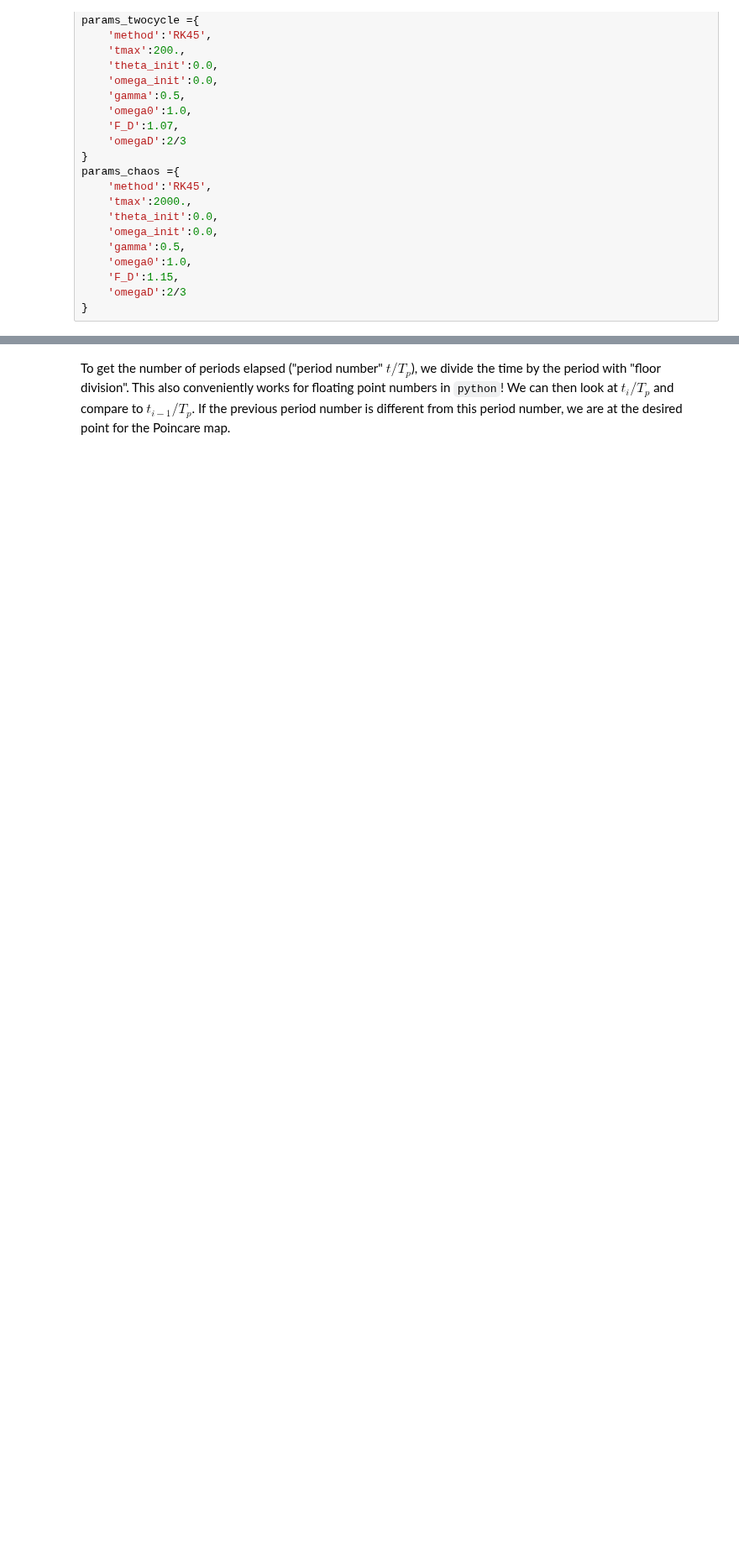
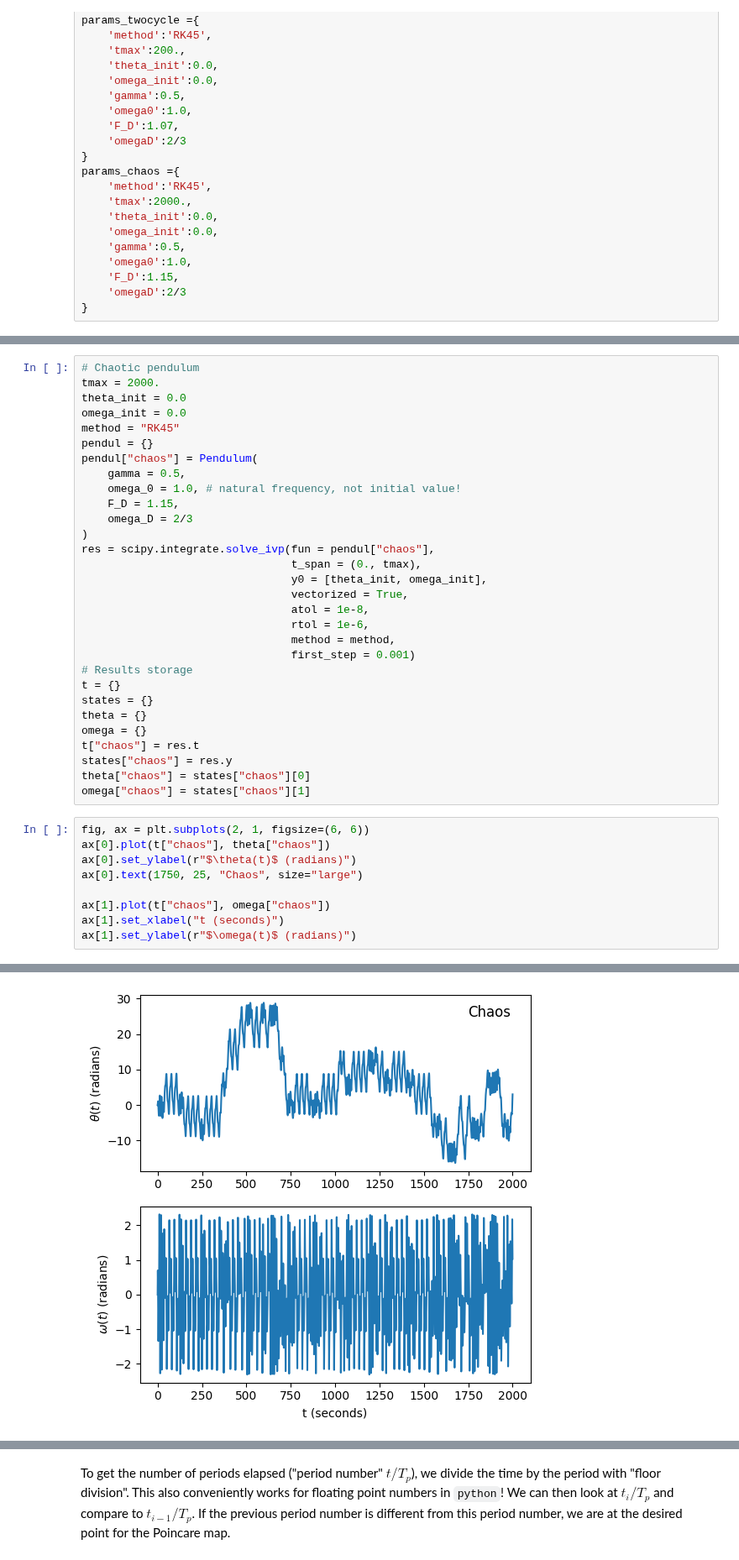
Before and after one commit to ubsuny/CompPhys, a Jupyter notebook: ODEs/pendulum_nonlinear.ipynb, the cells around one changed output, grey strips where cells are left out. Shown at 84% size. Saved outputs shown, nothing was run; the diff lists cells and outputs as text; blank space fills up the shorter version.

```diff
--- a/ODEs/pendulum_nonlinear.ipynb
+++ b/ODEs/pendulum_nonlinear.ipynb
@@ -98,0 +105,40 @@ class Pendulum:
+# %%
+# Chaotic pendulum
+tmax = 2000.
+theta_init = 0.0
+omega_init = 0.0
+method = "RK45"
+pendul = {}
+pendul["chaos"] = Pendulum(
+    gamma = 0.5,
+    omega_0 = 1.0, # natural frequency, not initial value!
+    F_D = 1.15,
+    omega_D = 2/3
+)
+res = scipy.integrate.solve_ivp(fun = pendul["chaos"],
+                                t_span = (0., tmax),
+                                y0 = [theta_init, omega_init],
+                                vectorized = True,
+                                atol = 1e-8,
+                                rtol = 1e-6,
+                                method = method,
+                                first_step = 0.001)
+# Results storage
+t = {}
+states = {}
+theta = {}
+omega = {}
+t["chaos"] = res.t
+states["chaos"] = res.y
+theta["chaos"] = states["chaos"][0]
+omega["chaos"] = states["chaos"][1]
+# %%
+fig, ax = plt.subplots(2, 1, figsize=(6, 6))
+ax[0].plot(t["chaos"], theta["chaos"])
+ax[0].set_ylabel(r"$\theta(t)$ (radians)")
+ax[0].text(1750, 25, "Chaos", size="large")
+
+ax[1].plot(t["chaos"], omega["chaos"])
+ax[1].set_xlabel("t (seconds)")
+ax[1].set_ylabel(r"$\omega(t)$ (radians)")
+# %% [output]
@@ -99 +146,2 @@ class Pendulum:
+[figure, added]
 # %%
```
Also changed, not shown: parts of 30 cells of this notebook.
